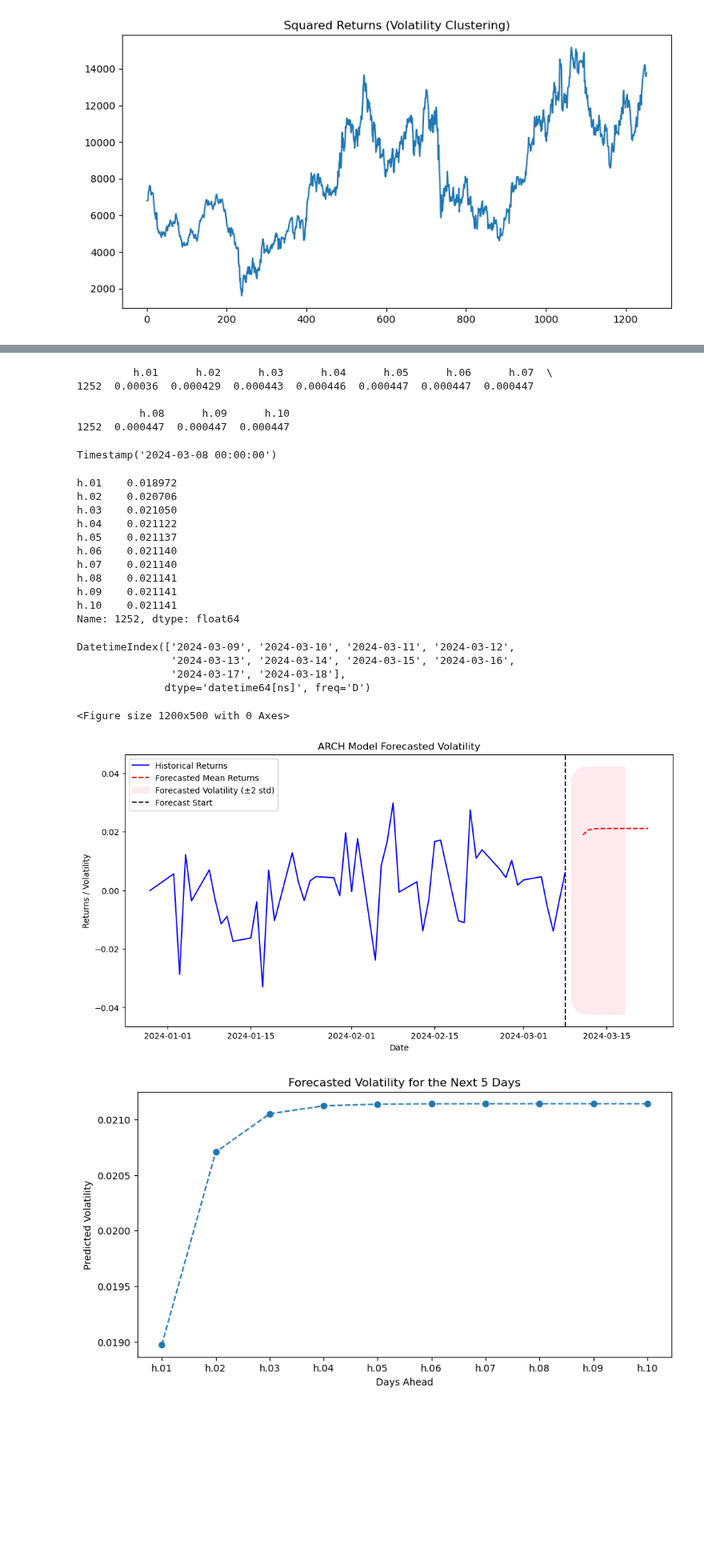
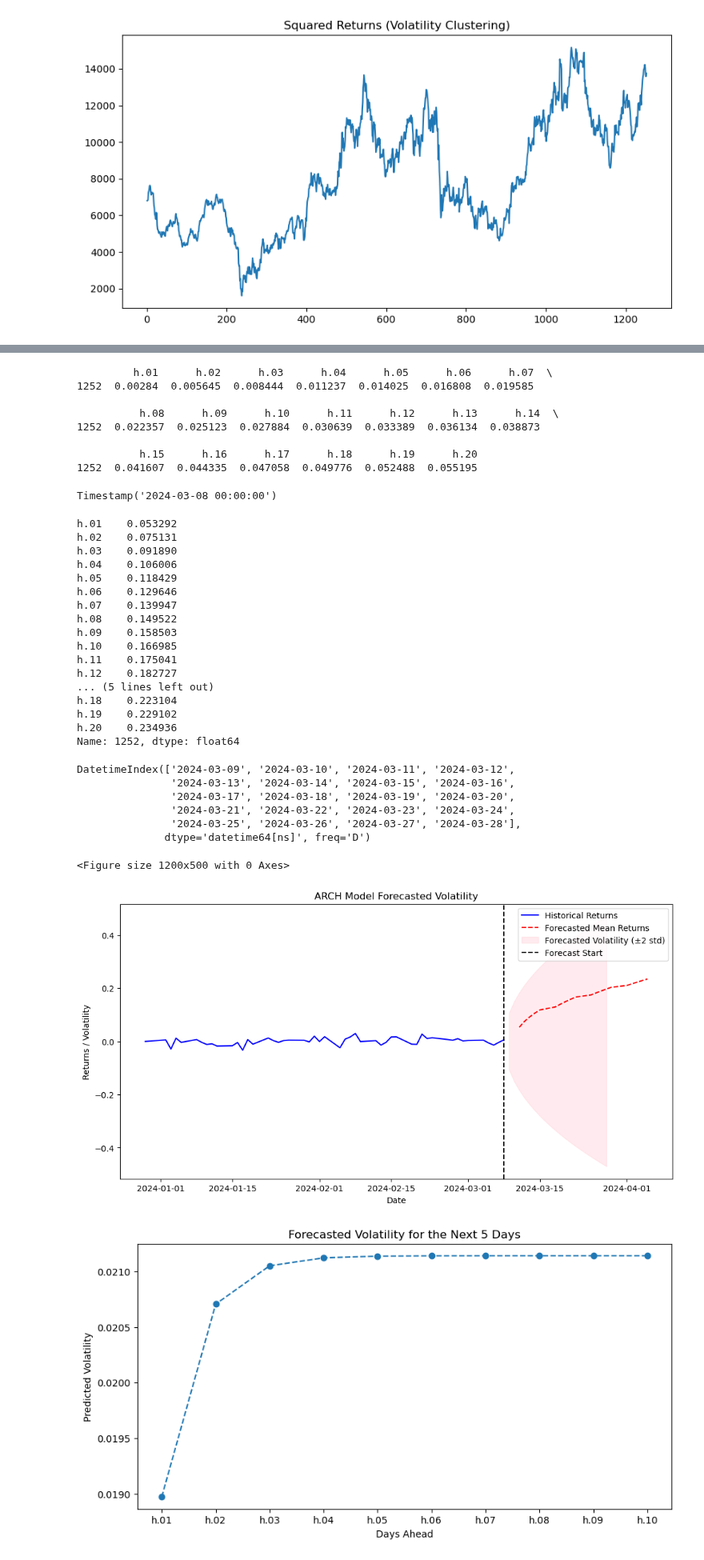
Before and after one commit to lucaluisadjei/pythongermanstocks, a Jupyter notebook: etl_v2.ipynb, the cells around one changed output, grey strips where cells are left out. Shown at 80% size. Cells and saved outputs as stored; diff of their text form; code cells hidden in the pictures; blank space fills up the shorter version.

Commit message:
TRYING ARCH--FAILING

```diff
--- a/etl_v2.ipynb
+++ b/etl_v2.ipynb
@@ -275,6 +275,6 @@ plt.show()
 [figure]
 # %%
 ##make an arch model
-arch_bmw_model= arch_model(bmw['log_returns'],vol='ARCH', p=1).fit()
+arch_bmw_model= arch_model(bmw['log_returns'],lags=2,vol='ARCH',p=1,dist='t').fit(disp='off')
 print(arch_bmw_model.summary())
 # %% [output]
@@ -311,14 +311,17 @@ plt.show()
 # %%
 ##make a forecast
 
-forecast= arch_bmw_model.forecast(horizon=10)
+forecast= arch_bmw_model.forecast(horizon=20)
 print(forecast.variance[-1:])
 # %% [output]
          h.01      h.02      h.03      h.04      h.05      h.06      h.07  \
-1252  0.00036  0.000429  0.000443  0.000446  0.000447  0.000447  0.000447
+1252  0.00284  0.005645  0.008444  0.011237  0.014025  0.016808  0.019585
 
-          h.08      h.09      h.10
-1252  0.000447  0.000447  0.000447
+          h.08      h.09      h.10      h.11      h.12      h.13      h.14  \
+1252  0.022357  0.025123  0.027884  0.030639  0.033389  0.036134  0.038873
+
+          h.15      h.16      h.17      h.18      h.19      h.20
+1252  0.041607  0.044335  0.047058  0.049776  0.052488  0.055195
 # %%
 bmw['Date']=pd.to_datetime(bmw['Date'])
 last_date=bmw['Date'].iloc[-1]
@@ -329,7 +332,7 @@ Timestamp('2024-03-08 00:00:00')
 volatility_forecast = np.sqrt(forecast.variance.iloc[-1])
 
 
-future_dates=pd.date_range(start=last_date + pd.Timedelta(days=1),periods=10,freq='B')
+future_dates=pd.date_range(start=last_date + pd.Timedelta(days=1),periods=20,freq='B')
 
 # Create a DataFrame for the forecasted volatility
 forecast_df = pd.DataFrame({'Date': future_dates, 'Forecasted_Volatility': volatility_forecast.values})
@@ -337,53 +340,60 @@ forecast_df.set_index('Date', inplace=True)
 # %%
 volatility_forecast
 # %% [output]
-h.01    0.018972
-h.02    0.020706
-h.03    0.021050
-h.04    0.021122
-h.05    0.021137
-h.06    0.021140
-h.07    0.021140
-h.08    0.021141
-h.09    0.021141
-h.10    0.021141
+h.01    0.053292
+h.02    0.075131
+h.03    0.091890
+h.04    0.106006
+h.05    0.118429
+h.06    0.129646
+h.07    0.139947
+h.08    0.149522
+h.09    0.158503
+h.10    0.166985
+h.11    0.175041
+h.12    0.182727
+... (5 lines left out)
+h.18    0.223104
+h.19    0.229102
+h.20    0.234936
 Name: 1252, dtype: float64
 # %%
 forecast_df
 # Create forecasted dates
-forecast_dates = pd.date_range(bmw['Date'].iloc[-1], periods=10+1, freq="D")[1:]
+forecast_dates = pd.date_range(bmw['Date'].iloc[-1], periods=20+1, freq="D")[1:]
 forecast_dates
 # %% [output]
 DatetimeIndex(['2024-03-09', '2024-03-10', '2024-03-11', '2024-03-12',
                '2024-03-13', '2024-03-14', '2024-03-15', '2024-03-16',
-               '2024-03-17', '2024-03-18'],
+               '2024-03-17', '2024-03-18', '2024-03-19', '2024-03-20',
+               '2024-03-21', '2024-03-22', '2024-03-23', '2024-03-24',
+               '2024-03-25', '2024-03-26', '2024-03-27', '2024-03-28'],
               dtype='datetime64[ns]', freq='D')
 # %%
 # Plot actual and forecasted volatility
 plt.figure(figsize=(12,5))
 
 # Plot historical volatility (rolling standard deviation)
 
 # Plot historical returns and forecasted volatility
 plt.figure(figsize=(12, 6))
 plt.plot(bmw['Date'].iloc[-50:], bmw["log_returns"].iloc[-50:], label="Historical Returns", color="blue")
-plt.plot(forecast_df.index, volatility_forecast
-, label="Forecasted Mean Returns", color="red", linestyle="dashed")
+plt.plot(forecast_df.index, volatility_forecast, label="Forecasted Mean Returns", color="red", linestyle="dashed")
 
 plt.fill_between(forecast_dates,
                  -2 * forecast_df["Forecasted_Volatility"],
                  2 * forecast_df["Forecasted_Volatility"],
                  color="pink", alpha=0.3, label="Forecasted Volatility (±2 std)")
 
 plt.axvline(x=bmw['Date'].iloc[-1], color="black", linestyle="--", label="Forecast Start")
 plt.legend()
 plt.title("ARCH Model Forecasted Volatility")
 plt.xlabel("Date")
 plt.ylabel("Returns / Volatility")
 plt.show()
 # %% [output]
 <Figure size 1200x500 with 0 Axes>
-[figure, old version]
+[figure, new version]
 # %%
 plt.figure(figsize=(10,5))
 plt.plot(np.sqrt(forecast.variance.iloc[-1]), marker='o', linestyle='dashed')
```
Also changed, not shown: parts of 2 cells of this notebook.
